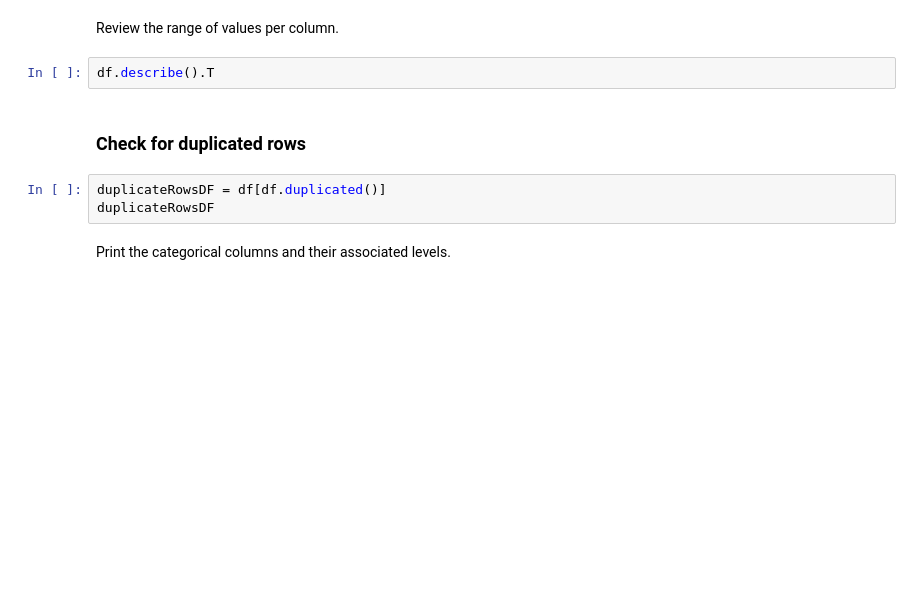
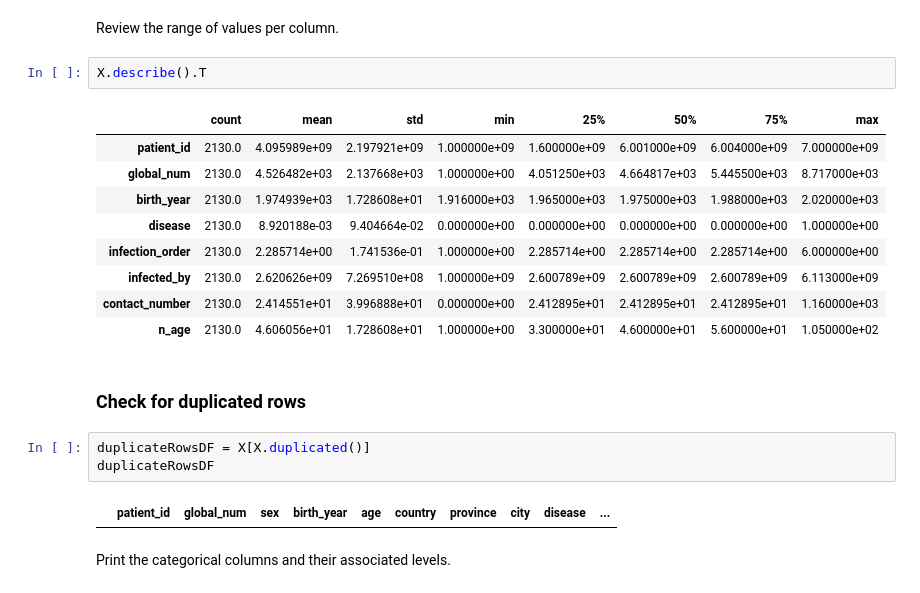
Before and after one commit to Erik1120/SpringboardProject, a Jupyter notebook: RandomForestCovid/RandomForest_casestudy_covid19.ipynb, the cells around one changed output. Cells and saved outputs as stored; diff of their text form; blank space fills up the shorter version.

```diff
--- a/RandomForestCovid/RandomForest_casestudy_covid19.ipynb
+++ b/RandomForestCovid/RandomForest_casestudy_covid19.ipynb
@@ -133,12 +433,24 @@ print(df.nunique()/df.shape[0])
 # %% [markdown]
 Review the range of values per column.
 # %%
-df.describe().T
+X.describe().T
+# %% [output]
+|  | count | mean | std | min | 25% | 50% | 75% | max |
+| patient_id | 2130.0 | 4.095989e+09 | 2.197921e+09 | 1.000000e+09 | 1.600000e+09 | 6.001000e+09 | 6.004000e+09 | 7.000000e+09 |
+| global_num | 2130.0 | 4.526482e+03 | 2.137668e+03 | 1.000000e+00 | 4.051250e+03 | 4.664817e+03 | 5.445500e+03 | 8.717000e+03 |
+| birth_year | 2130.0 | 1.974939e+03 | 1.728608e+01 | 1.916000e+03 | 1.965000e+03 | 1.975000e+03 | 1.988000e+03 | 2.020000e+03 |
+| disease | 2130.0 | 8.920188e-03 | 9.404664e-02 | 0.000000e+00 | 0.000000e+00 | 0.000000e+00 | 0.000000e+00 | 1.000000e+00 |
+| infection_order | 2130.0 | 2.285714e+00 | 1.741536e-01 | 1.000000e+00 | 2.285714e+00 | 2.285714e+00 | 2.285714e+00 | 6.000000e+00 |
+| infected_by | 2130.0 | 2.620626e+09 | 7.269510e+08 | 1.000000e+09 | 2.600789e+09 | 2.600789e+09 | 2.600789e+09 | 6.113000e+09 |
+| contact_number | 2130.0 | 2.414551e+01 | 3.996888e+01 | 0.000000e+00 | 2.412895e+01 | 2.412895e+01 | 2.412895e+01 | 1.160000e+03 |
+| n_age | 2130.0 | 4.606056e+01 | 1.728608e+01 | 1.000000e+00 | 3.300000e+01 | 4.600000e+01 | 5.600000e+01 | 1.050000e+02 |
 # %% [markdown]
 ### Check for duplicated rows
 # %%
-duplicateRowsDF = df[df.duplicated()]
+duplicateRowsDF = X[X.duplicated()]
 duplicateRowsDF
+# %% [output]
+|  | patient_id | global_num | sex | birth_year | age | country | province | city | disease | ... |
 # %% [markdown]
 Print the categorical columns and their associated levels.
 # %%
```
Also changed, not shown: parts of 40 cells of this notebook, 1 other file.
